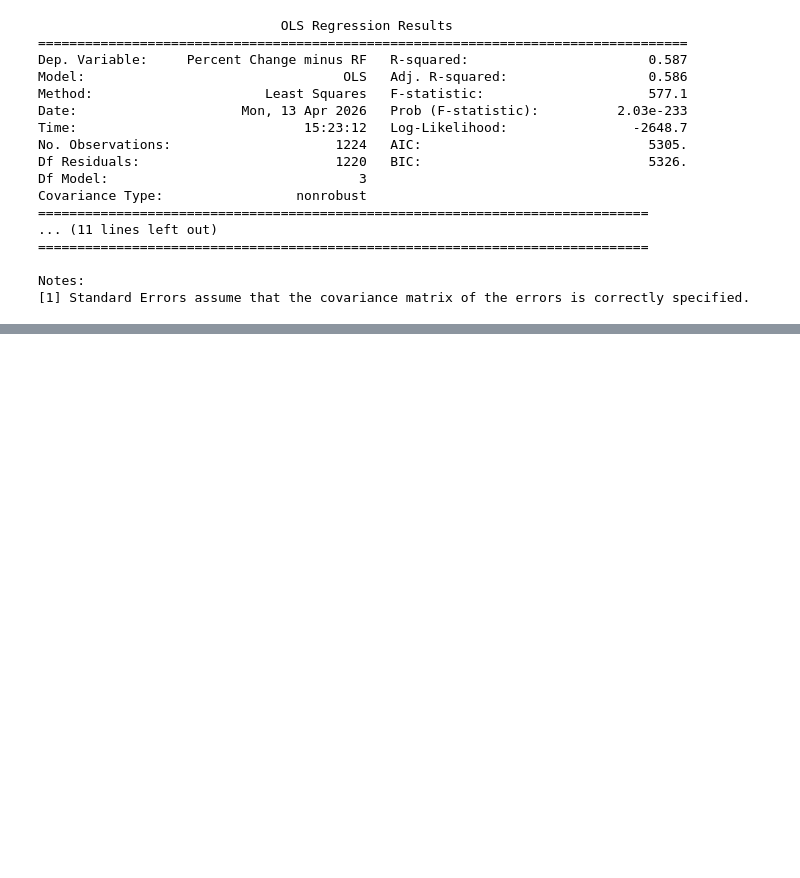
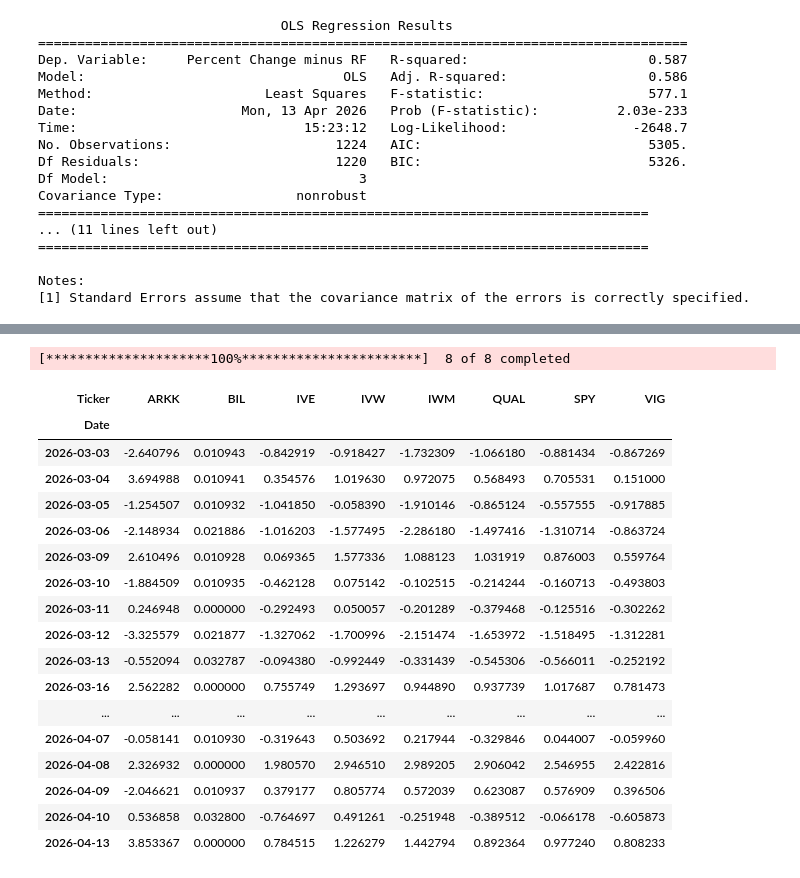
Before and after one commit to cmlee2/fama-french-model-analysis, a Jupyter notebook: model_test.ipynb, the cells around one changed output, grey strips where cells are left out. Cells and saved outputs as stored; diff of their text form; code cells hidden in the pictures; blank space fills up the shorter version.

```diff
--- a/model_test.ipynb
+++ b/model_test.ipynb
@@ -338,0 +407,31 @@ TypeError: 'FamaFrenchReader' object is not subscriptable
+# %%
+tickers = ['SPY', 'IWM', 'IVE', 'IVW', 'BIL']
+
+# 5 Factor additions: QUAL and SPY for Robust Minus Weak: VIG and ARK for Conservative minus Aggressive
+tickers += ['QUAL', 'VIG', 'ARKK']
+
+proxy = yf.download(tickers=tickers, start = '2026-03-01', end = '2026-04-14')
+returns = proxy['Close'].pct_change().dropna() * 100
+# %% [output]
+[*********************100%***********************]  8 of 8 completed
+# %%
+returns
+# %% [output]
+| Ticker | ARKK | BIL | IVE | IVW | IWM | QUAL | SPY | VIG |
+| Date |  |  |  |  |  |  |  |  |
+| 2026-03-03 | -2.640796 | 0.010943 | -0.842919 | -0.918427 | -1.732309 | -1.066180 | -0.881434 | -0.867269 |
+| 2026-03-04 | 3.694988 | 0.010941 | 0.354576 | 1.019630 | 0.972075 | 0.568493 | 0.705531 | 0.151000 |
+| 2026-03-05 | -1.254507 | 0.010932 | -1.041850 | -0.058390 | -1.910146 | -0.865124 | -0.557555 | -0.917885 |
+| 2026-03-06 | -2.148934 | 0.021886 | -1.016203 | -1.577495 | -2.286180 | -1.497416 | -1.310714 | -0.863724 |
+| 2026-03-09 | 2.610496 | 0.010928 | 0.069365 | 1.577336 | 1.088123 | 1.031919 | 0.876003 | 0.559764 |
+| 2026-03-10 | -1.884509 | 0.010935 | -0.462128 | 0.075142 | -0.102515 | -0.214244 | -0.160713 | -0.493803 |
+| 2026-03-11 | 0.246948 | 0.000000 | -0.292493 | 0.050057 | -0.201289 | -0.379468 | -0.125516 | -0.302262 |
+| 2026-03-12 | -3.325579 | 0.021877 | -1.327062 | -1.700996 | -2.151474 | -1.653972 | -1.518495 | -1.312281 |
+| 2026-03-13 | -0.552094 | 0.032787 | -0.094380 | -0.992449 | -0.331439 | -0.545306 | -0.566011 | -0.252192 |
+| 2026-03-16 | 2.562282 | 0.000000 | 0.755749 | 1.293697 | 0.944890 | 0.937739 | 1.017687 | 0.781473 |
+| ... | ... | ... | ... | ... | ... | ... | ... | ... |
+| 2026-04-07 | -0.058141 | 0.010930 | -0.319643 | 0.503692 | 0.217944 | -0.329846 | 0.044007 | -0.059960 |
+| 2026-04-08 | 2.326932 | 0.000000 | 1.980570 | 2.946510 | 2.989205 | 2.906042 | 2.546955 | 2.422816 |
+| 2026-04-09 | -2.046621 | 0.010937 | 0.379177 | 0.805774 | 0.572039 | 0.623087 | 0.576909 | 0.396506 |
+| 2026-04-10 | 0.536858 | 0.032800 | -0.764697 | 0.491261 | -0.251948 | -0.389512 | -0.066178 | -0.605873 |
+| 2026-04-13 | 3.853367 | 0.000000 | 0.784515 | 1.226279 | 1.442794 | 0.892364 | 0.977240 | 0.808233 |
```
Also changed, not shown: parts of 14 cells of this notebook, 5 other files.
